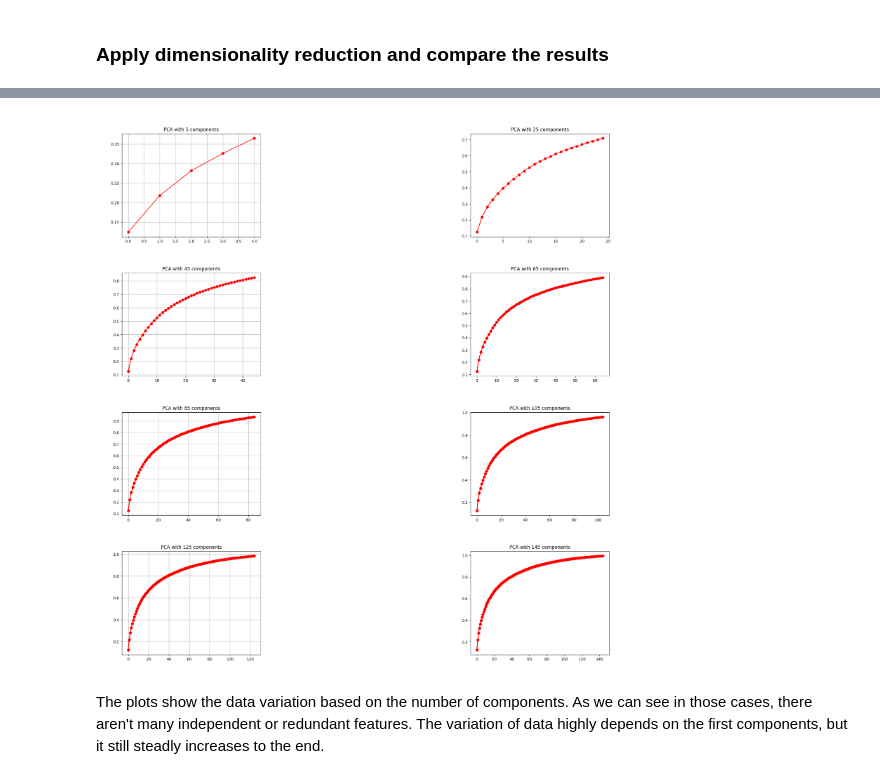
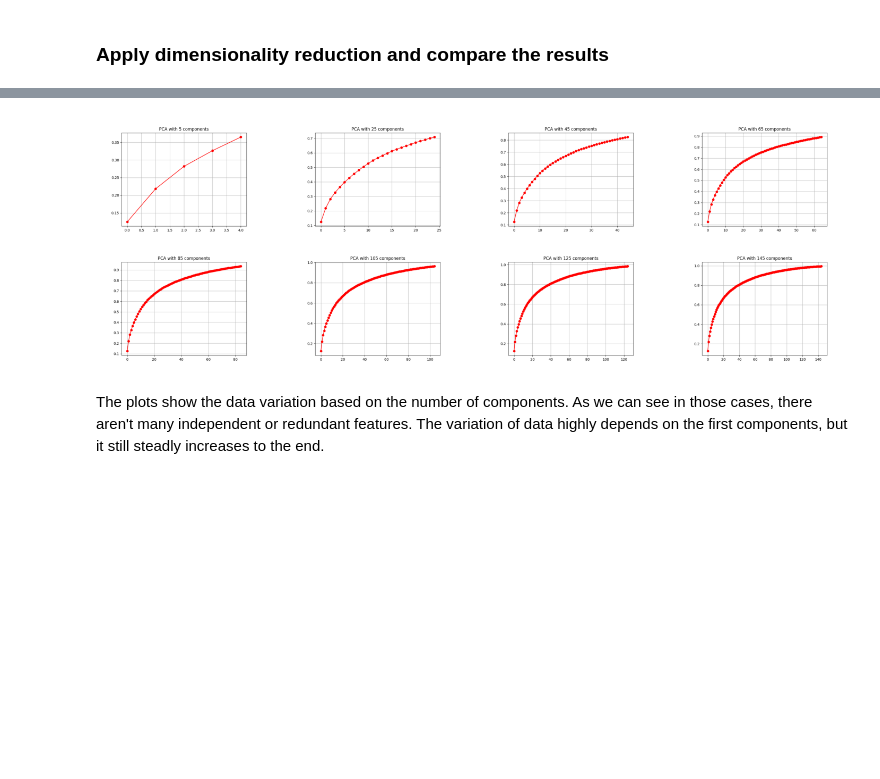
Before and after one commit to alex21th/MCV-M3-Project, a Jupyter notebook: BagofVisualWords.ipynb, the cells around one changed output, grey strips where cells are left out. Cells and saved outputs as stored; diff of their text form; code cells hidden in the pictures; blank space fills up the shorter version.

```diff
--- a/BagofVisualWords.ipynb
+++ b/BagofVisualWords.ipynb
@@ -192,7 +192,8 @@ def compute_descriptors(
     step_size: int = 10,
     n_process: int = cpu_count(),
     verbose: bool = False,
-    testing: bool = False):
+    testing: bool = False
+    ):
     """
     Compute descriptors for an image using a feature detector.
     Descriptors are filtered (because images without descriptors are not useful)
@@ -870,24 +761,29 @@ plt.savefig("PCA.png")
 # %%
-fig = plt.figure(figsize=(20, 20))
-columns = 2
-rows = 5
+# Fit PCA to the training data
+pca_an = PCA()
+X_pca = pca_an.fit_transform(train_visual_words, train_labels)
+
+# PLOTTING THE CUMULATIVE SUM OF THE EXPLAINED VARIANCE RATIO
+fig = plt.figure(figsize=(15, 5))
+columns = 4
+rows = 2
 counter_im = 5 #based on the naming of the images, this may need to be changed
 
 for i in range(1, columns*rows +1):
     try:
         img = mpimg.imread(str(counter_im)+'.png') # getting the images with names 5.png, 25.png, 45.png...
         fig.add_subplot(rows, columns, i)
         plt.grid(False)
         plt.axis('off')
         plt.tight_layout()
         plt.imshow(img)
         counter_im = counter_im + 20
     except:
         pass
 
 plt.show()
 # %% [output]
-[figure, old version]
+[figure, new version]
 # %% [markdown]
 The plots show the data variation based on the number of components. As we can see in those cases, there aren't many independent or redundant features. The variation of data highly depends on the first components, but it still steadly increases to the end.
 # %% [markdown]
```
Also changed, not shown: parts of 9 cells of this notebook, 1 other file.
